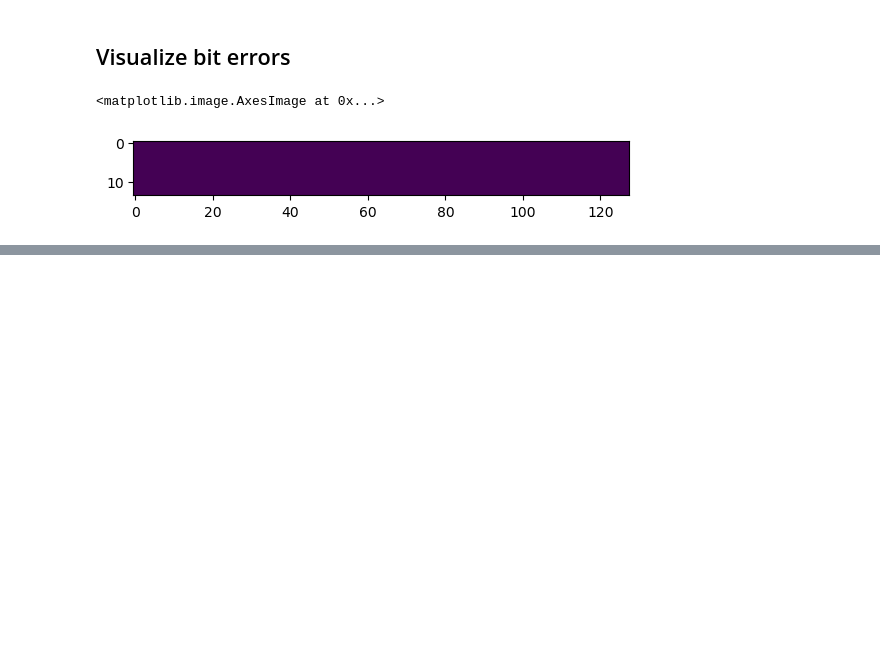
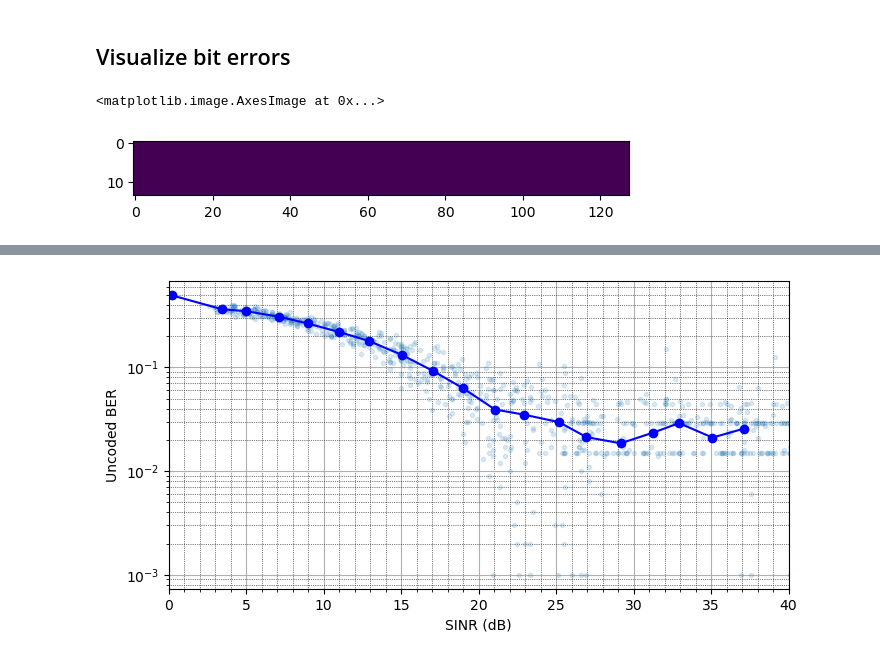
Before and after one commit to lkk688/AIsensing, a Jupyter notebook: deeplearning/ofdmsim_pytorch.ipynb, the cells around one changed output, grey strips where cells are left out. Cells and saved outputs as stored; diff of their text form; code cells hidden in the pictures; blank space fills up the shorter version.

Commit message:
perform ofdm sim test

```diff
--- a/deeplearning/ofdmsim_pytorch.ipynb
+++ b/deeplearning/ofdmsim_pytorch.ipynb
@@ -956,0 +963,3 @@ plt.imshow(TTI_t)
+# %%
+import pandas as pd
+df = pd.read_pickle("../output/df.pkl")
@@ -956,0 +982,2 @@ plt.imshow(TTI_t)
+# %%
+df_grouped = df.groupby('SINR_binned', observed=False).mean()
@@ -956,0 +1005,2 @@ plt.imshow(TTI_t)
+# %%
+df_grouped.dropna(subset=['txg', 'rxg', 'SINR', 'BER'], inplace=True)
@@ -956,0 +1030,18 @@ plt.imshow(TTI_t)
+# %%
+
+plt.figure(figsize=(8, 4))
+plt.plot(df['SINR'], df['BER'], 'o', alpha=0.15, markersize=3)
+plt.xlabel('SINR (dB)')
+plt.ylabel('Uncoded BER')
+plt.plot(df_grouped['SINR'], df_grouped['BER'], '-o', color='blue')
+#plt.title(f'OFDM System Uncoded Performance\n Qm={Qm}, FFT_size={FFT_size}, F={F}, S={S}, Fp={Fp}, Sp={Sp}, CP={CP}, SCS={SCS}\nPilot_P={Pilot_Power}, PDSCH_P={PDSCH_power}, freq={SDR_TX_Frequency}Hz')
+plt.xlim(0, 40)
+plt.yscale('log')
+plt.grid()
+plt.minorticks_on()
+plt.grid(which='minor', linestyle=':', linewidth='0.5', color='black')
+#if save_plots:
+plt.savefig('Performance.png')
+plt.show()
+# %% [output]
+[figure, added]
```
Also changed, not shown: parts of 6 cells of this notebook, 3 other files.
